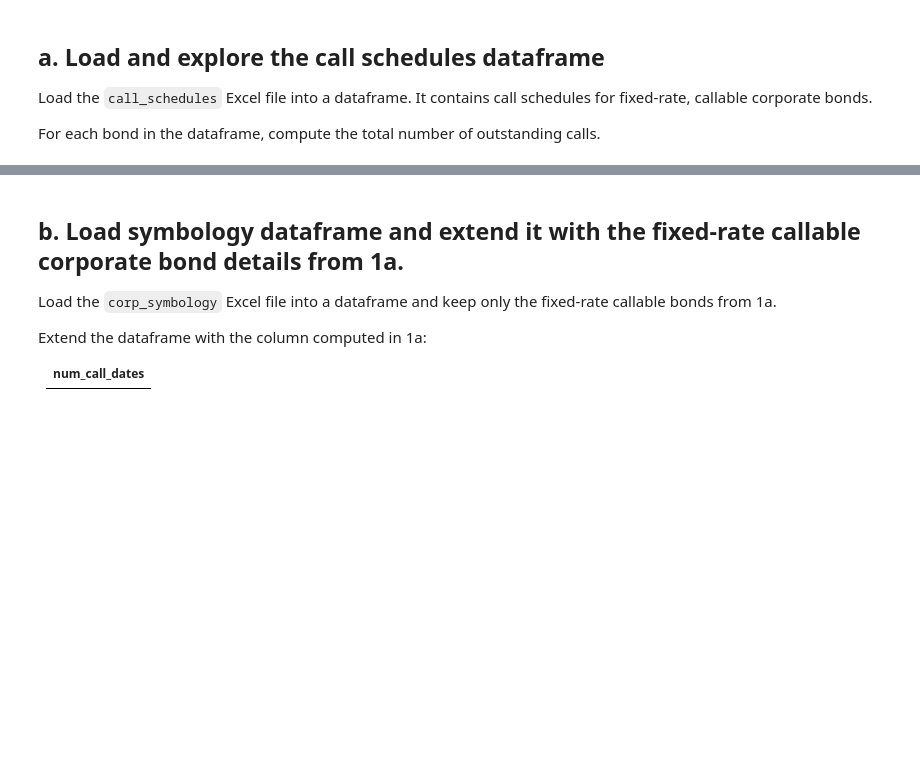
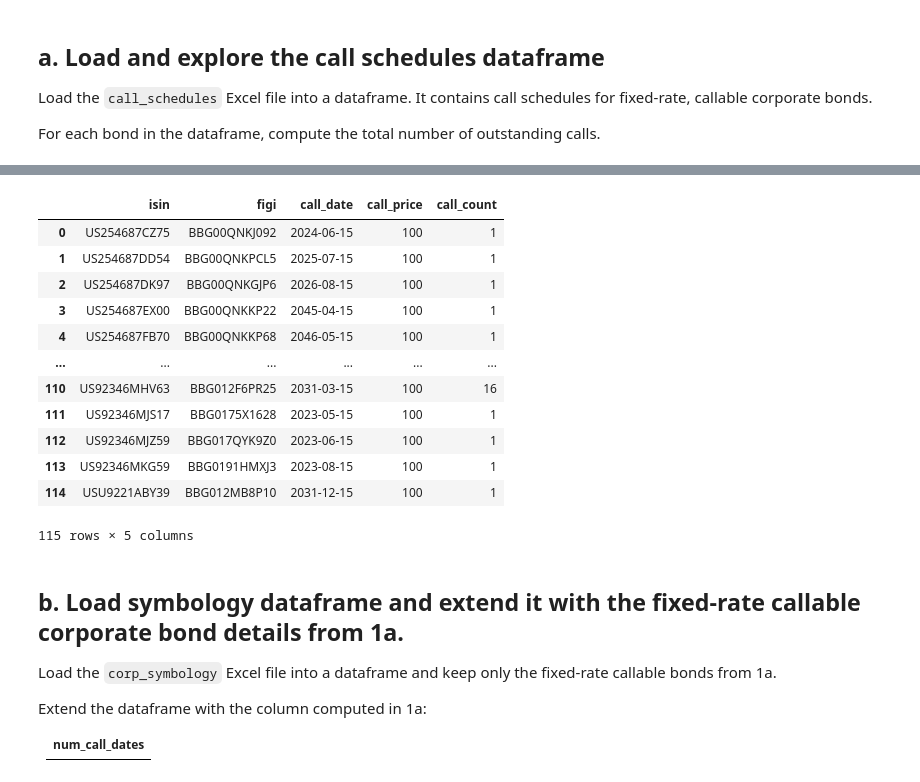
Before and after one commit to alanwake47/FINM-35700-Credit-Markets, a Jupyter notebook: week3/hw3/Homework 3.ipynb, the cells around one changed output, grey strips where cells are left out. Drawn from its saved outputs; the diff is of its cells as text; code cells hidden in the pictures; blank space fills up the shorter version.

```diff
--- a/week3/hw3/Homework 3.ipynb
+++ b/week3/hw3/Homework 3.ipynb
@@ -35,3 +176,21 @@ For each bond in the dataframe, compute the total number of outstanding calls.
+# %%
+#group by isin and count number of call_date
+call_schedules['call_count'] = call_schedules.groupby('isin')['call_date'].transform('count')
+call_schedules
+# %% [output]
+|  | isin | figi | call_date | call_price | call_count |
+| 0 | US254687CZ75 | BBG00QNKJ092 | 2024-06-15 | 100 | 1 |
+| 1 | US254687DD54 | BBG00QNKPCL5 | 2025-07-15 | 100 | 1 |
+| 2 | US254687DK97 | BBG00QNKGJP6 | 2026-08-15 | 100 | 1 |
+| 3 | US254687EX00 | BBG00QNKKP22 | 2045-04-15 | 100 | 1 |
+| 4 | US254687FB70 | BBG00QNKKP68 | 2046-05-15 | 100 | 1 |
+| ... | ... | ... | ... | ... | ... |
+| 110 | US92346MHV63 | BBG012F6PR25 | 2031-03-15 | 100 | 16 |
+| 111 | US92346MJS17 | BBG0175X1628 | 2023-05-15 | 100 | 1 |
+| 112 | US92346MJZ59 | BBG017QYK9Z0 | 2023-06-15 | 100 | 1 |
+| 113 | US92346MKG59 | BBG0191HMXJ3 | 2023-08-15 | 100 | 1 |
+| 114 | USU9221ABY39 | BBG012MB8P10 | 2031-12-15 | 100 | 1 |
+115 rows × 5 columns
 # %% [markdown]
 ## b. Load symbology dataframe and extend it with the fixed-rate callable corporate bond details from 1a.
 
```
Also changed, not shown: parts of 19 cells of this notebook.
